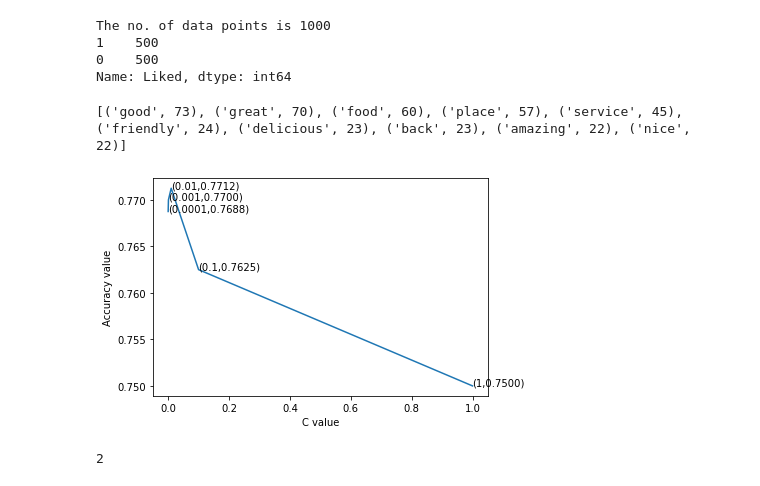
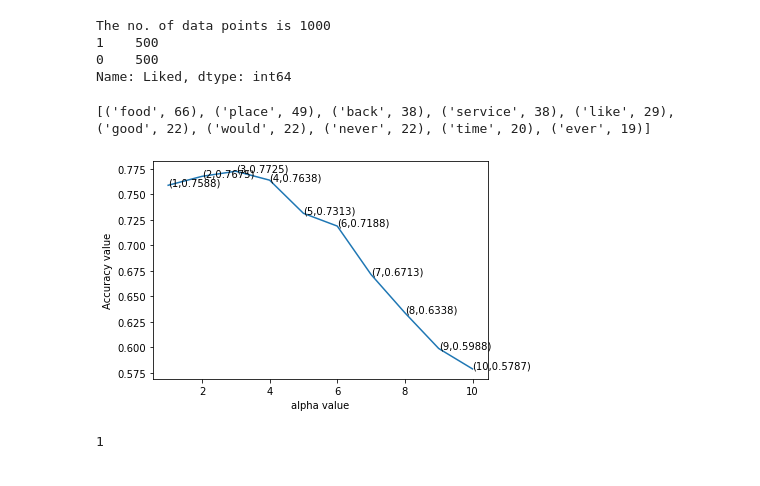
Before and after one commit to Alam-Tech/Review_sentiment_classification, a Jupyter notebook: prac_model.ipynb, the cells around one changed output. Cells and saved outputs as stored; diff of their text form; code cells hidden in the pictures.

```diff
--- a/prac_model.ipynb
+++ b/prac_model.ipynb
@@ -23,10 +23,11 @@ def de_special_chars(target):
     return cleaned
 # %%
 from nltk.corpus import stopwords
-from nltk.stem import SnowballStemmer
+from nltk.stem import SnowballStemmer,WordNetLemmatizer
 
 stop_words = stopwords.words('english')
 stemmer = SnowballStemmer('english')
+lemmatizer = WordNetLemmatizer()
 # %%
 negative_words = []
 positive_words = []
@@ -44,54 +45,74 @@ for review in data['Review']:
                     positive_words.append(word.lower())
                 else:
                     negative_words.append(word.lower())
-                stemmed_word = stemmer.stem(word.lower())
-                cleaned_review.append(stemmed_word)
+                # stemmed_word = stemmer.stem(word.lower())
+                lem_word = lemmatizer.lemmatize(word.lower())
+                cleaned_review.append(lem_word)
     cleaned_review = ' '.join(cleaned_review)
     cleaned_data.append(cleaned_review)
     review_count += 1
 # %%
 from nltk import FreqDist
-frequency = FreqDist(positive_words)
+frequency = FreqDist(negative_words)
 print(frequency.most_common(10))
 # %% [output]
-[('good', 73), ('great', 70), ('food', 60), ('place', 57), ('service', 45), ('friendly', 24), ('delicious', 23), ('back', 23), ('amazing', 22), ('nice', 22)]
+[('food', 66), ('place', 49), ('back', 38), ('service', 38), ('like', 29), ('good', 22), ('would', 22), ('never', 22), ('time', 20), ('ever', 19)]
 # %%
-from sklearn.feature_extraction.text import CountVectorizer
-word_model = CountVectorizer(binary=True)
+from sklearn.feature_extraction.text import CountVectorizer,TfidfVectorizer
+word_model = CountVectorizer(ngram_range=(1,2),binary=True)
+# word_model = TfidfVectorizer()
 bag_of_words = word_model.fit_transform(cleaned_data)
 target_labels = data.iloc[:,-1].values
 # %%
 from sklearn.model_selection import train_test_split
 ind_train,ind_test,dep_train,dep_test = train_test_split(bag_of_words,target_labels,test_size=0.2,random_state=0)
 # %%
+
 from sklearn.model_selection import cross_val_score
-from sklearn.naive_bayes import BernoulliNB
+from sklearn.naive_bayes import BernoulliNB,MultinomialNB
 import matplotlib.pyplot as plt
-from sklearn.linear_model import LogisticRegression
+from sklearn.svm import SVC
+# from sklearn.linear_model import LogisticRegression
 
-# alpha_values = list(range(1,11))
+alpha_values = list(range(1,11))
 # c_values = [1e-4,1e-3,1e-2,1e-1,1,10,100,1000,1e4]
-c_values = [1e-4,1e-3,1e-2,1e-1,1]
+# gamma_values = [1e-4,1e-3,1e-2,1e-1,1,10,100,1000,1e4]
+# gamma_values = list(range(1,6))
+# c_values = [1e-4,1e-3,1e-2,1e-1,1]
 acc_values = []
 
-for alph in c_values:
-    # model = BernoulliNB(alpha=alph)
-    model = LogisticRegression(penalty='elasticnet',l1_ratio=alph,solver='saga')
+max_ac = 0
+max_c = -1
+max_gam = -1
+
+for alph in alpha_values:
+    # for gam in gamma_values:
+    # model = SVC(random_state=0,kernel='poly',C=alph,degree=gam)
+    model = BernoulliNB(alpha=alph)
+    # model = LogisticRegression(penalty='elasticnet',l1_ratio=alph,solver='saga')
     accuracy_result = cross_val_score(model,ind_train,dep_train,cv=10,scoring='accuracy')
+    # if accuracy_result.mean() > max_ac:
+    #     max_ac = accuracy_result.mean()
+    #     max_c = alph
+    #     max_gam = gam
+
     acc_values.append(accuracy_result.mean())
 
-plt.plot(c_values,acc_values)
+plt.plot(alpha_values,acc_values)
 
-for alph,acc in list(zip(c_values,acc_values)):
+for alph,acc in list(zip(alpha_values,acc_values)):
     plt.annotate(f'({alph},{acc:.4f})',xy=(alph,acc))
 
-plt.xlabel('C value')
+plt.xlabel('alpha value')
 plt.ylabel('Accuracy value')
 plt.show()
+# print(f'The optimal C value is {max_c}')
+# print(f'The optimal degree value is {max_gam}')
+# print(f'The max accuracy is {max_ac}')
 # %% [output]
-[figure, old version]
+[figure, new version]
 # %%
-print(acc_values.index(max(acc_values)))
+print(alpha_values[acc_values.index(max(acc_values))])
 # %% [output]
-2
+1
 # %%
```
Also changed, not shown: parts of 3 cells of this notebook.
